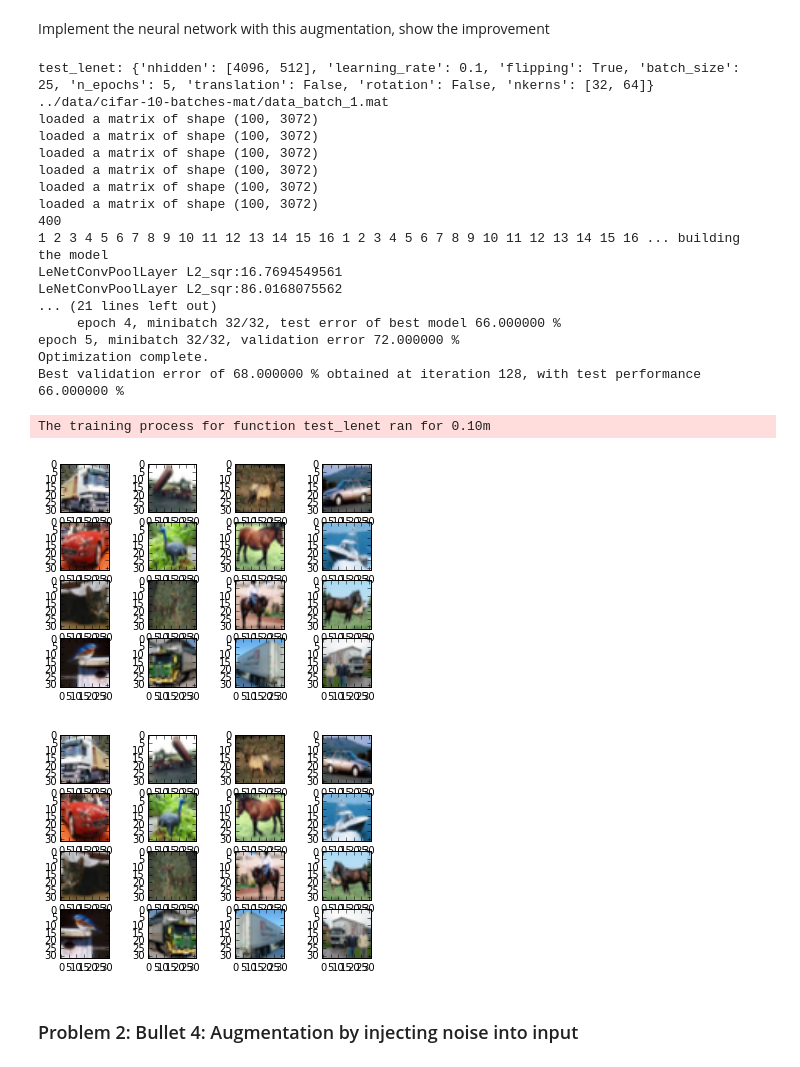
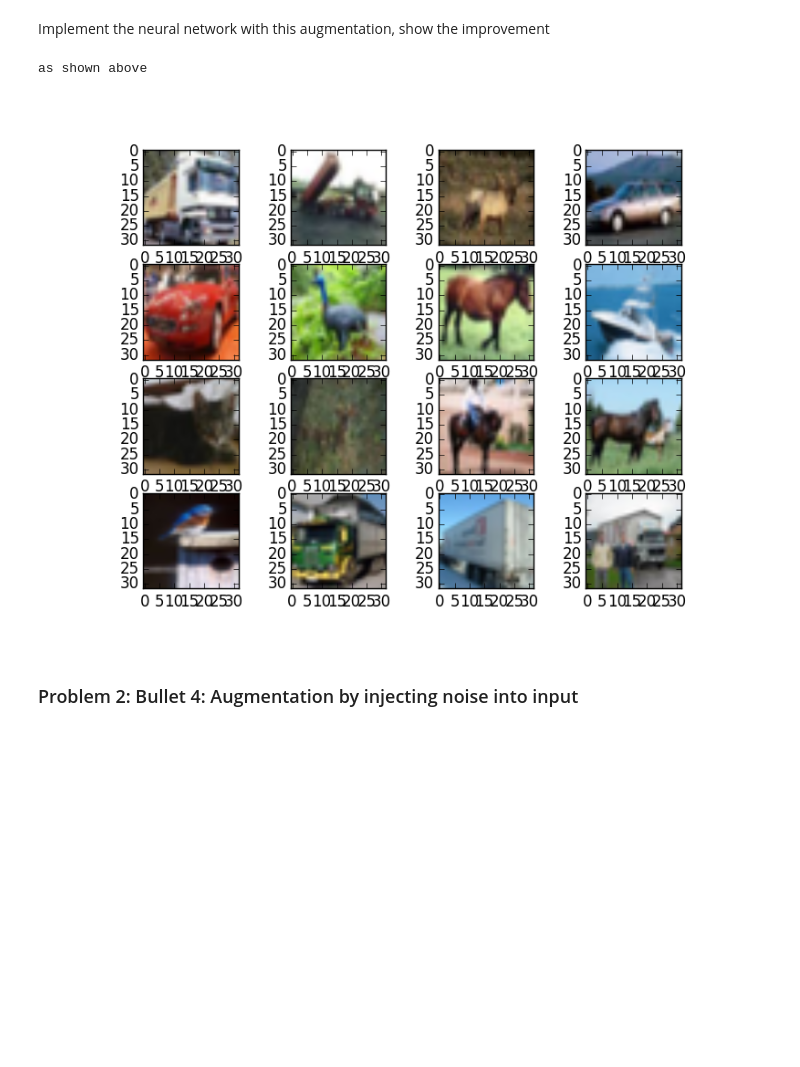
Before and after one commit to yogeshg/artistic-styles, a Jupyter notebook: hw/src/ecbm_e4040_hw3.ipynb, the cells around one changed output. Saved outputs shown, nothing was run; the diff lists cells and outputs as text; code cells hidden in the pictures; blank space fills up the shorter version.

```diff
--- a/hw/src/ecbm_e4040_hw3.ipynb
+++ b/hw/src/ecbm_e4040_hw3.ipynb
@@ -145,28 +114,15 @@ Implement the neural network with this augmentation, show the improvement
 # %%
 from hw3 import test_lenet_flip
 # %%
-test_lenet_flip(batch_size=25, n_epochs=5)
+# test_lenet_flip(batch_size=25, n_epochs=5)
+!echo "as shown above"
 # %% [output]
-test_lenet: {'nhidden': [4096, 512], 'learning_rate': 0.1, 'flipping': True, 'batch_size': 25, 'n_epochs': 5, 'translation': False, 'rotation': False, 'nkerns': [32, 64]}
-../data/cifar-10-batches-mat/data_batch_1.mat
-loaded a matrix of shape (100, 3072)
-loaded a matrix of shape (100, 3072)
-loaded a matrix of shape (100, 3072)
-loaded a matrix of shape (100, 3072)
-loaded a matrix of shape (100, 3072)
-loaded a matrix of shape (100, 3072)
-400
-1 2 3 4 5 6 7 8 9 10 11 12 13 14 15 16 1 2 3 4 5 6 7 8 9 10 11 12 13 14 15 16 ... building the model
-LeNetConvPoolLayer L2_sqr:16.7694549561
-LeNetConvPoolLayer L2_sqr:86.0168075562
-... (21 lines left out)
-     epoch 4, minibatch 32/32, test error of best model 66.000000 %
-epoch 5, minibatch 32/32, validation error 72.000000 %
-Optimization complete.
-Best validation error of 68.000000 % obtained at iteration 128, with test performance 66.000000 %
+as shown above
-The training process for function test_lenet ran for 0.10m
-[figure, removed]
-[figure, removed]
+# %%
+# PIL.Image.open('./imgs/imgs-flip-orig.png')
+PIL.Image.open('./imgs/imgs-flip-aug.png')
+# %% [output]
+[figure, added]
 # %% [markdown]
 ### Problem 2: Bullet 4: Augmentation by injecting noise into input
 # %% [markdown]
```
Also changed, not shown: parts of 28 cells of this notebook.
